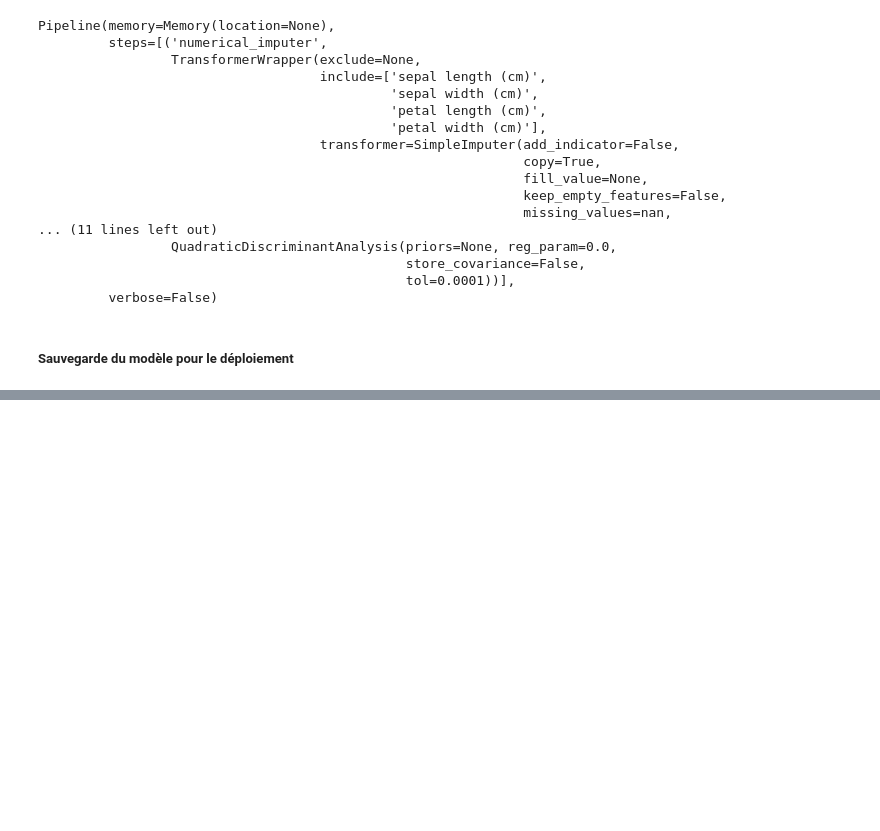
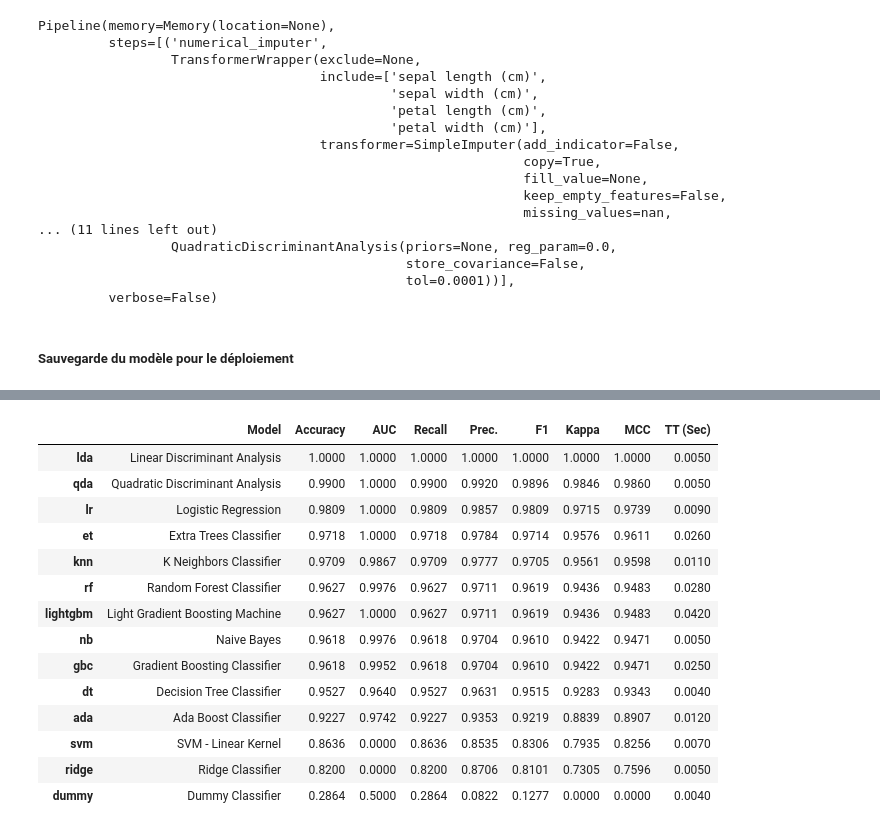
Before and after one commit to Melobgn/Veille-algorithmes-ML, a Jupyter notebook: support_vector_machines/cours_pycaret.ipynb, the cells around one changed output, grey strips where cells are left out. Drawn from its saved outputs; the diff is of its cells as text; code cells hidden in the pictures; blank space fills up the shorter version.

```diff
--- a/support_vector_machines/cours_pycaret.ipynb
+++ b/support_vector_machines/cours_pycaret.ipynb
@@ -355,0 +338,3 @@ Pipeline(memory=Memory(location=None),
+# %%
+best_model = compare_models()
+# %% [output]
@@ -355,0 +342,15 @@ Pipeline(memory=Memory(location=None),
+|  | Model | Accuracy | AUC | Recall | Prec. | F1 | Kappa | MCC | TT (Sec) |
+| lda | Linear Discriminant Analysis | 1.0000 | 1.0000 | 1.0000 | 1.0000 | 1.0000 | 1.0000 | 1.0000 | 0.0050 |
+| qda | Quadratic Discriminant Analysis | 0.9900 | 1.0000 | 0.9900 | 0.9920 | 0.9896 | 0.9846 | 0.9860 | 0.0050 |
+| lr | Logistic Regression | 0.9809 | 1.0000 | 0.9809 | 0.9857 | 0.9809 | 0.9715 | 0.9739 | 0.0090 |
+| et | Extra Trees Classifier | 0.9718 | 1.0000 | 0.9718 | 0.9784 | 0.9714 | 0.9576 | 0.9611 | 0.0260 |
+| knn | K Neighbors Classifier | 0.9709 | 0.9867 | 0.9709 | 0.9777 | 0.9705 | 0.9561 | 0.9598 | 0.0110 |
+| rf | Random Forest Classifier | 0.9627 | 0.9976 | 0.9627 | 0.9711 | 0.9619 | 0.9436 | 0.9483 | 0.0280 |
+| lightgbm | Light Gradient Boosting Machine | 0.9627 | 1.0000 | 0.9627 | 0.9711 | 0.9619 | 0.9436 | 0.9483 | 0.0420 |
+| nb | Naive Bayes | 0.9618 | 0.9976 | 0.9618 | 0.9704 | 0.9610 | 0.9422 | 0.9471 | 0.0050 |
+| gbc | Gradient Boosting Classifier | 0.9618 | 0.9952 | 0.9618 | 0.9704 | 0.9610 | 0.9422 | 0.9471 | 0.0250 |
+| dt | Decision Tree Classifier | 0.9527 | 0.9640 | 0.9527 | 0.9631 | 0.9515 | 0.9283 | 0.9343 | 0.0040 |
+| ada | Ada Boost Classifier | 0.9227 | 0.9742 | 0.9227 | 0.9353 | 0.9219 | 0.8839 | 0.8907 | 0.0120 |
+| svm | SVM - Linear Kernel | 0.8636 | 0.0000 | 0.8636 | 0.8535 | 0.8306 | 0.7935 | 0.8256 | 0.0070 |
+| ridge | Ridge Classifier | 0.8200 | 0.0000 | 0.8200 | 0.8706 | 0.8101 | 0.7305 | 0.7596 | 0.0050 |
+| dummy | Dummy Classifier | 0.2864 | 0.5000 | 0.2864 | 0.0822 | 0.1277 | 0.0000 | 0.0000 | 0.0040 |
```
Also changed, not shown: parts of 34 cells of this notebook, 4 other files.
